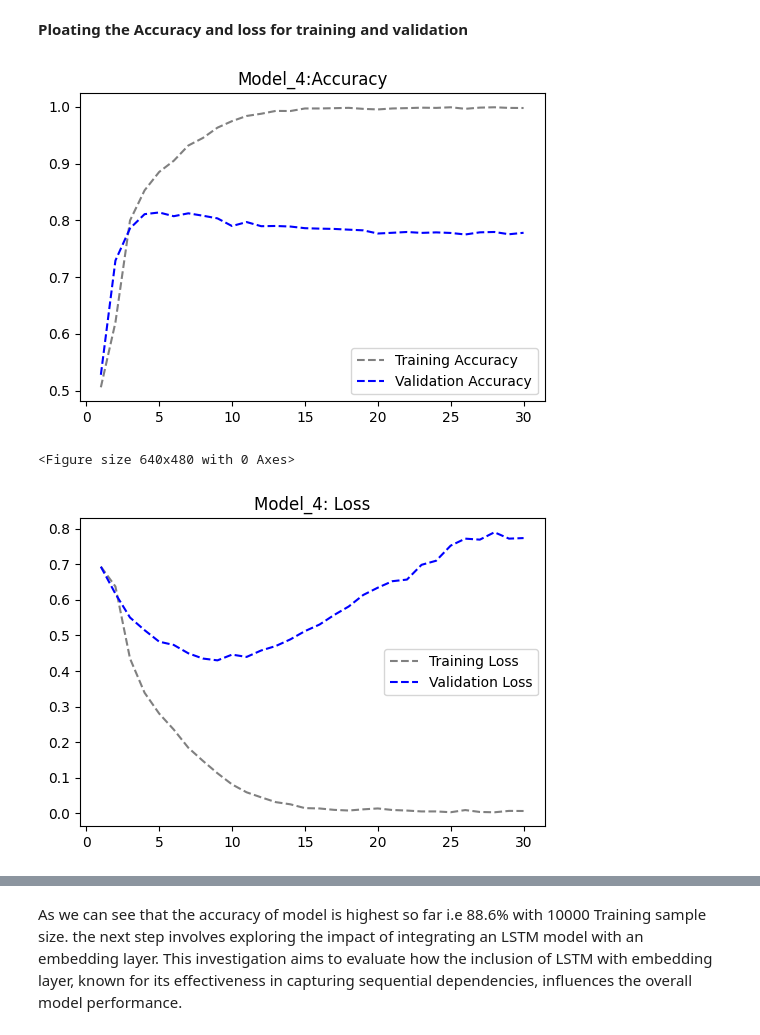
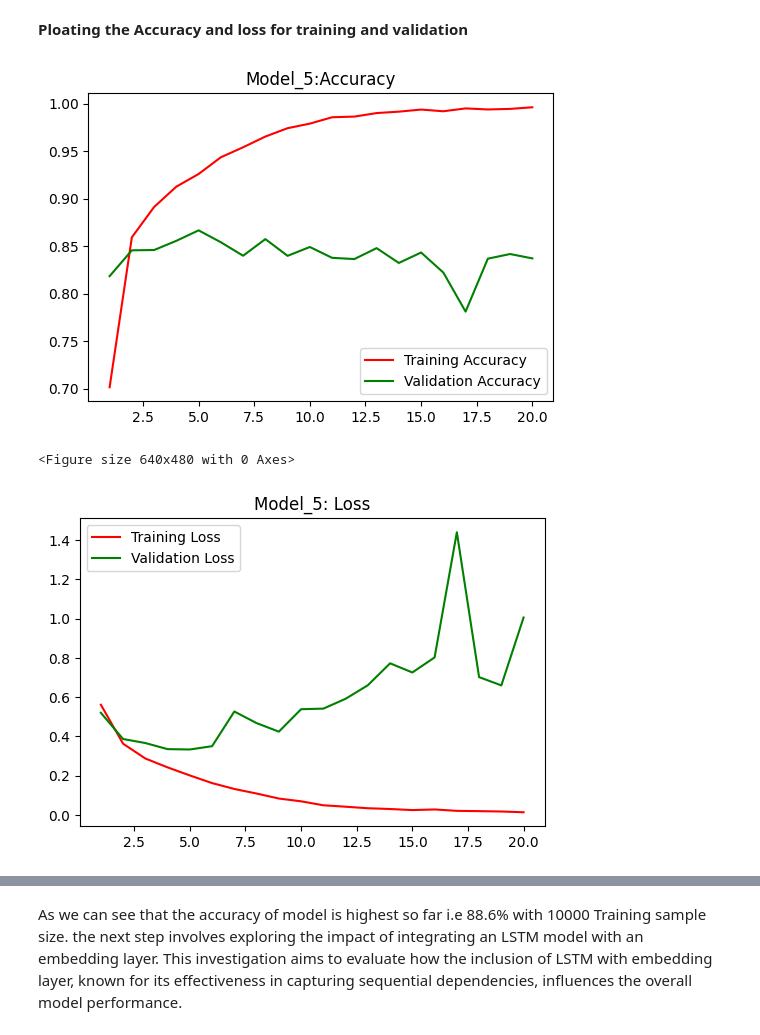
Before and after one commit to 64060kbarot/AML_64061, a Jupyter notebook: Assignment4_Text&Sequence_using_IMDBdataset.ipynb, the cells around one changed output, grey strips where cells are left out. Drawn from its saved outputs; the diff is of its cells as text; code cells hidden in the pictures.

```diff
--- a/Assignment4_Text&Sequence_using_IMDBdataset.ipynb
+++ b/Assignment4_Text&Sequence_using_IMDBdataset.ipynb
@@ -508,0 +578,12 @@ Epoch 30/30
+# %%
+callbacks = ModelCheckpoint(
+            filepath= "model5.Keras",
+            save_best_only= True,
+            monitor= "val_loss"
+            )
+
+Model_5 = model.fit(train_texts, train_labels,
+                    epochs=20,
+                    batch_size=16,
+                    validation_data=(val_texts, val_labels),
+                    callbacks=callbacks)
@@ -509,29 +608,29 @@ Epoch 30/30
 # %% [markdown]
 **Ploating the Accuracy and loss for training and validation**
 # %%
-accuracy = Model_4.history['accuracy']
-val_accuracy = Model_4.history['val_accuracy']
+accuracy = Model_5.history['accuracy']
+val_accuracy = Model_5.history['val_accuracy']
 
-loss = Model_4.history["loss"]
-val_loss = Model_4.history["val_loss"]
+loss = Model_5.history["loss"]
+val_loss = Model_5.history["val_loss"]
 
 epochs = range(1, len(accuracy) + 1)
 
 plt.figure(figsize=(6,4))
-plt.plot(epochs, accuracy, color="grey", linestyle="dashed", label="Training Accuracy")
-plt.plot(epochs, val_accuracy, color="blue",linestyle="dashed", label="Validation Accuracy")
-plt.title("Model_4:Accuracy")
+plt.plot(epochs, accuracy, color="Red", label="Training Accuracy")
+plt.plot(epochs, val_accuracy, color="Green", label="Validation Accuracy")
+plt.title("Model_5:Accuracy")
 plt.legend()
 plt.figure()
 
 plt.figure(figsize=(6,4))
-plt.plot(epochs, loss, color="grey", linestyle="dashed", label="Training Loss")
-plt.plot(epochs, val_loss, color="blue", linestyle="dashed", label="Validation Loss")
-plt.title("Model_4: Loss")
+plt.plot(epochs, loss, color="Red", label="Training Loss")
+plt.plot(epochs, val_loss, color="Green", label="Validation Loss")
+plt.title("Model_5: Loss")
 plt.legend()
 plt.show()
 # %% [output]
-[figure, old version]
+[figure, new version]
 <Figure size 640x480 with 0 Axes>
-[figure, old version]
+[figure, new version]
 # %%
```
Also changed, not shown: parts of 97 cells of this notebook.
